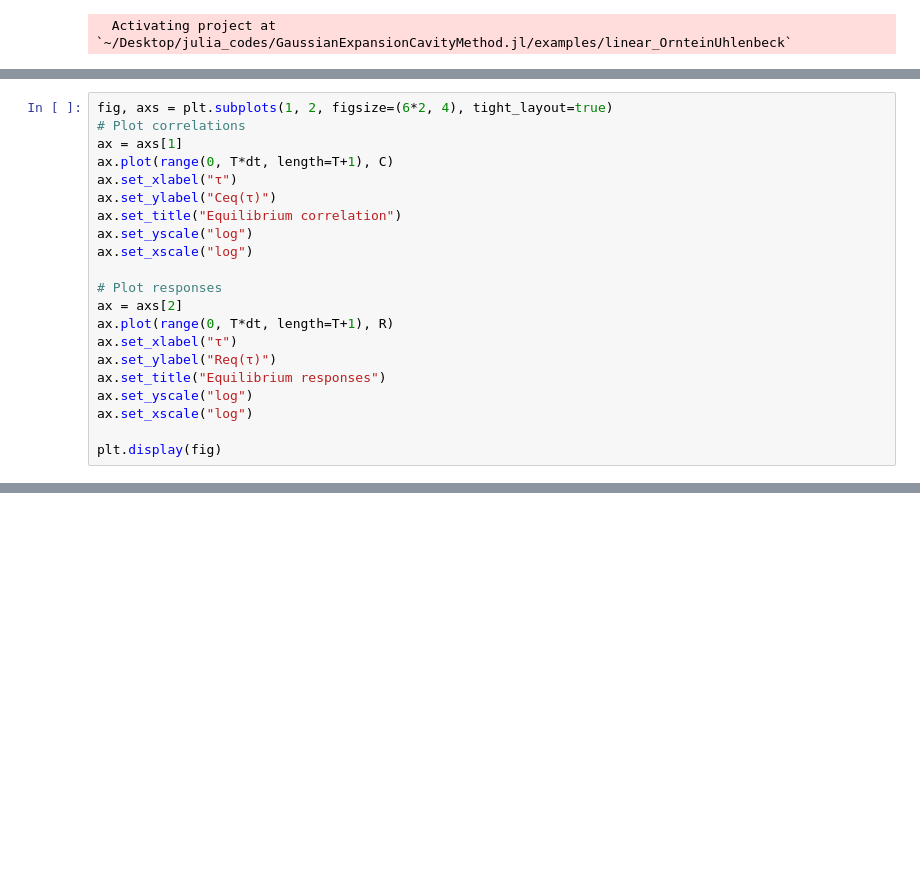
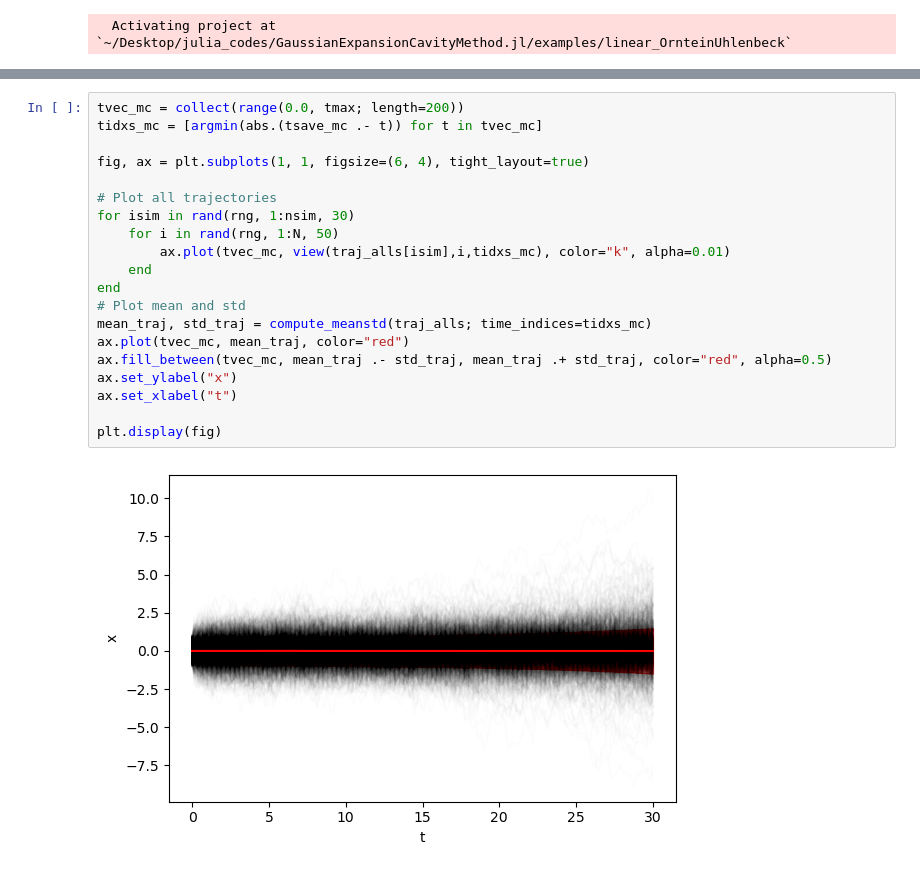
Before and after one commit to Mattiatarabolo/GaussianExpansionCavityMethod.jl, a Jupyter notebook: examples/linear_OrnteinUhlenbeck/test.ipynb, the cells around one changed output, grey strips where cells are left out. Drawn from its saved outputs; the diff is of its cells as text; blank space fills up the shorter version.

```diff
--- a/examples/linear_OrnteinUhlenbeck/test.ipynb
+++ b/examples/linear_OrnteinUhlenbeck/test.ipynb
@@ -173,21 +69,0 @@ Closest candidates are:
-# %%
-fig, axs = plt.subplots(1, 2, figsize=(6*2, 4), tight_layout=true)
-# Plot correlations
-ax = axs[1]
-ax.plot(range(0, T*dt, length=T+1), C)
-ax.set_xlabel("τ")
-ax.set_ylabel("Ceq(τ)")
-ax.set_title("Equilibrium correlation")
-ax.set_yscale("log")
-ax.set_xscale("log")
-
-# Plot responses
-ax = axs[2]
-ax.plot(range(0, T*dt, length=T+1), R)
-ax.set_xlabel("τ")
-ax.set_ylabel("Req(τ)")
-ax.set_title("Equilibrium responses")
-ax.set_yscale("log")
-ax.set_xscale("log")
-
-plt.display(fig)
@@ -195,0 +145,22 @@ UndefVarError: UndefVarError: `C` not defined
+# %%
+tvec_mc = collect(range(0.0, tmax; length=200))
+tidxs_mc = [argmin(abs.(tsave_mc .- t)) for t in tvec_mc]
+
+fig, ax = plt.subplots(1, 1, figsize=(6, 4), tight_layout=true)
+
+# Plot all trajectories
+for isim in rand(rng, 1:nsim, 30)
+    for i in rand(rng, 1:N, 50)
+        ax.plot(tvec_mc, view(traj_alls[isim],i,tidxs_mc), color="k", alpha=0.01)
+    end
+end
+# Plot mean and std
+mean_traj, std_traj = compute_meanstd(traj_alls; time_indices=tidxs_mc)
+ax.plot(tvec_mc, mean_traj, color="red")
+ax.fill_between(tvec_mc, mean_traj .- std_traj, mean_traj .+ std_traj, color="red", alpha=0.5)
+ax.set_ylabel("x")
+ax.set_xlabel("t")
+
+plt.display(fig)
+# %% [output]
+[figure, added]
```
Also changed, not shown: parts of 19 cells of this notebook, 10 other files.
